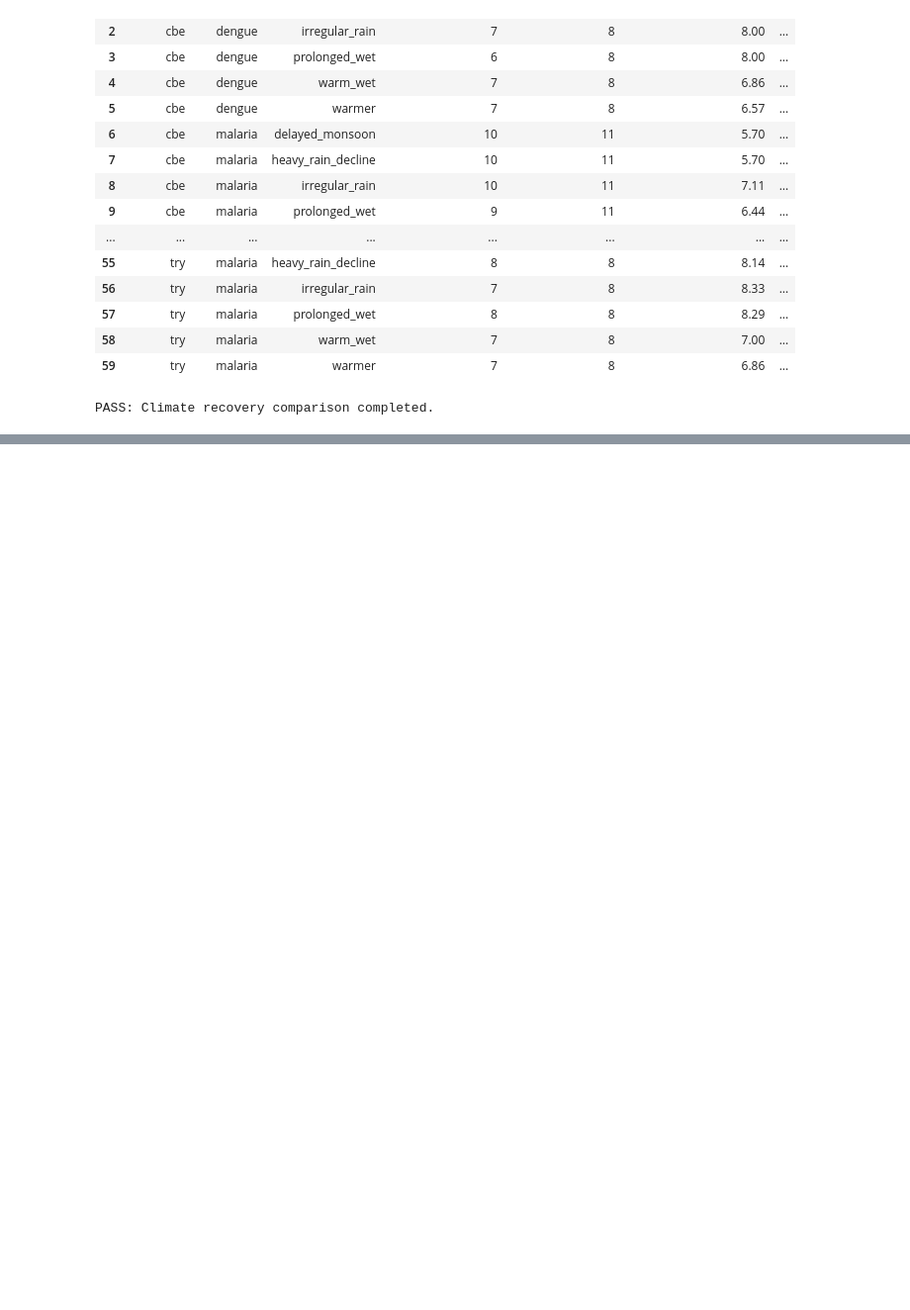
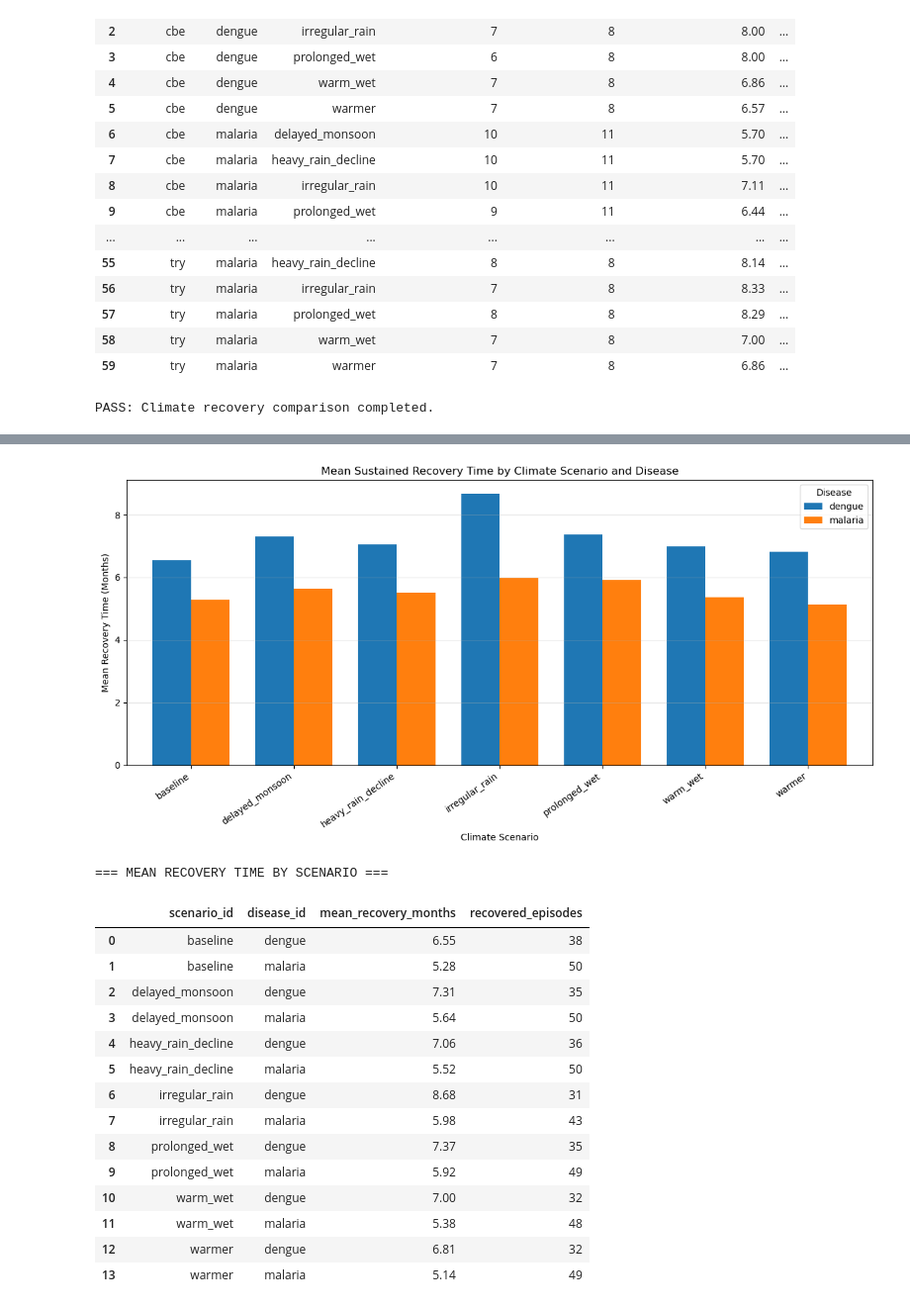
Before and after one commit to Trisha-k06/EpiMetrics-Climate, a Jupyter notebook: notebooks/07_climate_recovery_analysis.ipynb, the cells around one changed output, grey strips where cells are left out. Shown at 99% size. Drawn from its saved outputs; the diff is of its cells as text; code cells hidden in the pictures; blank space fills up the shorter version.

```diff
--- a/notebooks/07_climate_recovery_analysis.ipynb
+++ b/notebooks/07_climate_recovery_analysis.ipynb
@@ -751,0 +837,80 @@ PASS: Climate recovery comparison completed.
+# %%
+
+#  VISUALIZE CLIMATE SCENARIO RECOVERY OUTCOMES
+
+
+import matplotlib.pyplot as plt
+import pandas as pd
+
+# Average recovery time by scenario and disease
+plot_data = (
+    recovery_results[
+        recovery_results["recovery_status"] == "recovered"
+    ]
+    .groupby(["scenario_id", "disease_id"], as_index=False)
+    .agg(
+        mean_recovery_months=("recovery_months", "mean"),
+        recovered_episodes=("episode_number", "count")
+    )
+)
+
+scenario_order = [
+    "baseline",
+    "delayed_monsoon",
+    "heavy_rain_decline",
+    "irregular_rain",
+    "prolonged_wet",
+    "warm_wet",
+    "warmer"
+]
+
+plot_table = plot_data.pivot(
+    index="scenario_id",
+    columns="disease_id",
+    values="mean_recovery_months"
+)
+
+plot_table = plot_table.reindex(scenario_order)
+
+# Plot average recovery duration
+ax = plot_table.plot(
+    kind="bar",
+    figsize=(12, 6),
+    width=0.75
+)
+
+ax.set_title(
+    "Mean Sustained Recovery Time by Climate Scenario and Disease"
+)
+ax.set_xlabel("Climate Scenario")
+ax.set_ylabel("Mean Recovery Time (Months)")
+ax.legend(title="Disease")
+ax.grid(axis="y", alpha=0.3)
+
+plt.xticks(rotation=35, ha="right")
+plt.tight_layout()
+plt.show()
+
+# Display numerical summary
+print("=== MEAN RECOVERY TIME BY SCENARIO ===")
+display(plot_data.round(2))
+
+print("\nPASS: Recovery visualization completed.")
+# %% [output]
+[figure, added]
+=== MEAN RECOVERY TIME BY SCENARIO ===
+|  | scenario_id | disease_id | mean_recovery_months | recovered_episodes |
+| 0 | baseline | dengue | 6.55 | 38 |
+| 1 | baseline | malaria | 5.28 | 50 |
+| 2 | delayed_monsoon | dengue | 7.31 | 35 |
+| 3 | delayed_monsoon | malaria | 5.64 | 50 |
+| 4 | heavy_rain_decline | dengue | 7.06 | 36 |
+| 5 | heavy_rain_decline | malaria | 5.52 | 50 |
+| 6 | irregular_rain | dengue | 8.68 | 31 |
+| 7 | irregular_rain | malaria | 5.98 | 43 |
+| 8 | prolonged_wet | dengue | 7.37 | 35 |
+| 9 | prolonged_wet | malaria | 5.92 | 49 |
+| 10 | warm_wet | dengue | 7.00 | 32 |
+| 11 | warm_wet | malaria | 5.38 | 48 |
+| 12 | warmer | dengue | 6.81 | 32 |
+| 13 | warmer | malaria | 5.14 | 49 |
```
Also changed, not shown: parts of 7 cells of this notebook, 7 other files.
